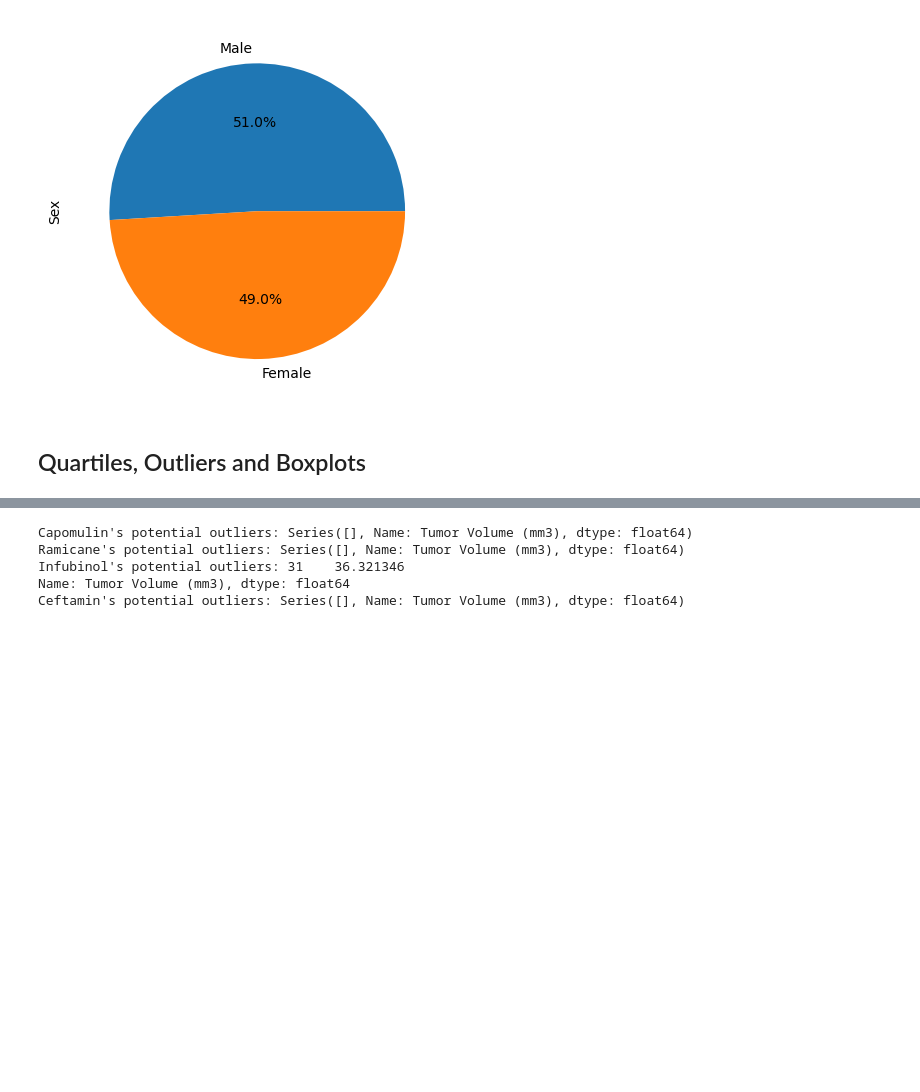
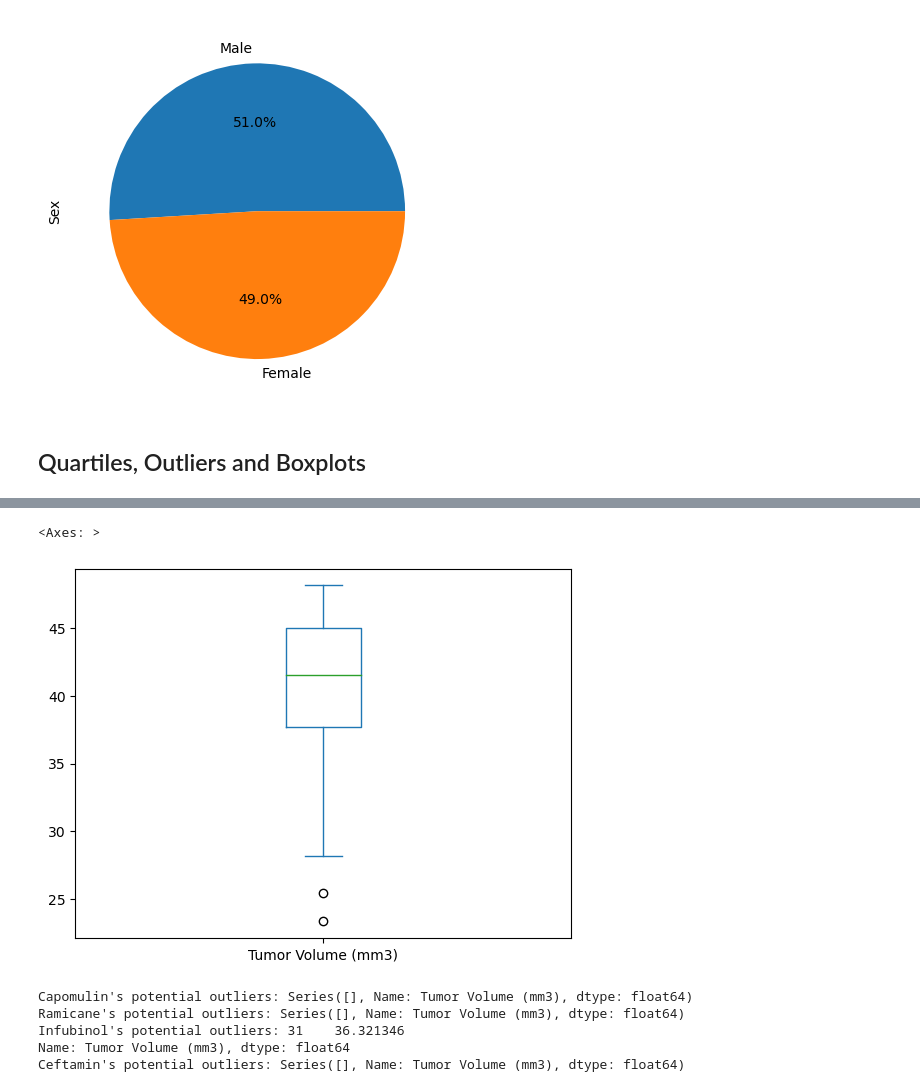
Before and after one commit to alyssahondrade/matplotlib-challenge, a Jupyter notebook: pymaceuticals.ipynb, the cells around one changed output, grey strips where cells are left out. Cells and saved outputs as stored; diff of their text form; code cells hidden in the pictures; blank space fills up the shorter version.

```diff
--- a/pymaceuticals.ipynb
+++ b/pymaceuticals.ipynb
@@ -288,5 +288,12 @@ plt.show()
 # Capomulin, Ramicane, Infubinol, and Ceftamin
 
 # Start by getting the last (greatest) timepoint for each mouse
+last_timepoints = clean_data.groupby('Mouse ID')['Timepoint'].max().reset_index()
+last_timepoints
 
-# Merge this group df with the original DataFrame to get the tumor volume at the last timepoint
+# get_timepoints = last_timepoints.rename(columns={'Timepoint': 'Last Timepoint'})
+# get_timepoints = get_timepoints[['Mouse ID', 'Last Timepoint']]
+
+# # Merge this group df with the original DataFrame to get the tumor volume at the last timepoint
+updated_merge = pd.merge(clean_data, last_timepoints, on=['Mouse ID', 'Timepoint'], how="left")
+updated_merge
@@ -293,15 +314,24 @@ plt.show()
 # %%
 # Put treatments into a list for for loop (and later for plot labels)
-
+treatments = ['Capomulin', 'Ramicane', 'Infubinol', 'Ceftamin']
 
 # Create empty list to fill with tumor vol data (for plotting)
+tumor_data = {'Capomulin': [], 'Ramicane': [], 'Infubinol': [], 'Ceftamin': []}
 
 # Calculate the IQR and quantitatively determine if there are any potential outliers.
+for drug in treatments:
+    for value in updated_merge.index:
+        if (updated_merge.iloc[value]['Drug Regimen'] == drug):
+            tumor_data[drug].append(updated_merge['Tumor Volume (mm3)'])
 
+capomulin_df = pd.DataFrame(tumor_data['Capomulin'])
+capomulin.plot(kind="box")
     # add subset
 
-
     # Determine outliers using upper and lower bounds
+# %% [output]
+<Axes: >
+[figure, added]
 # %%
 # %% [output]
 Capomulin's potential outliers: Series([], Name: Tumor Volume (mm3), dtype: float64)
```
Also changed, not shown: parts of 1 cell of this notebook, 1 other file.
